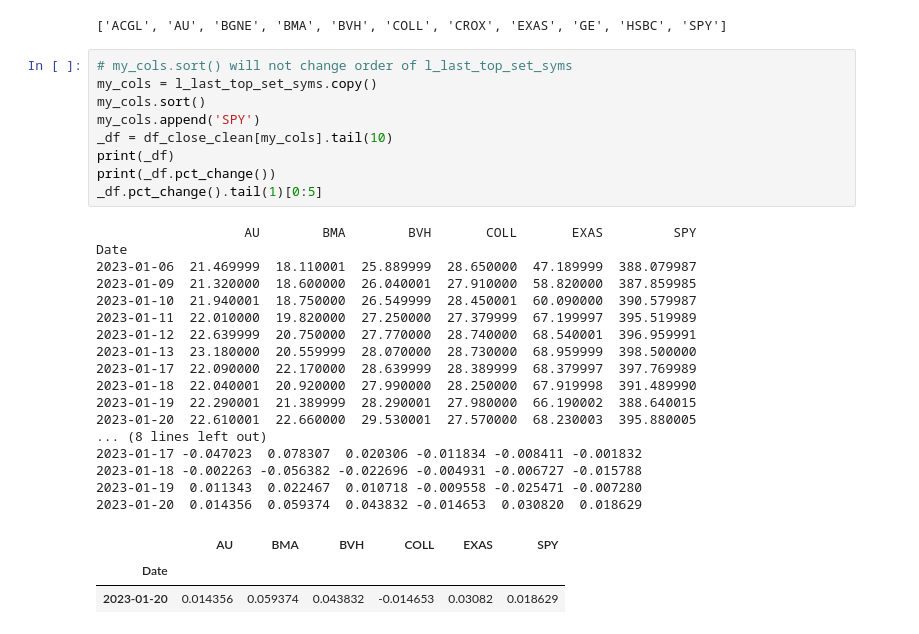
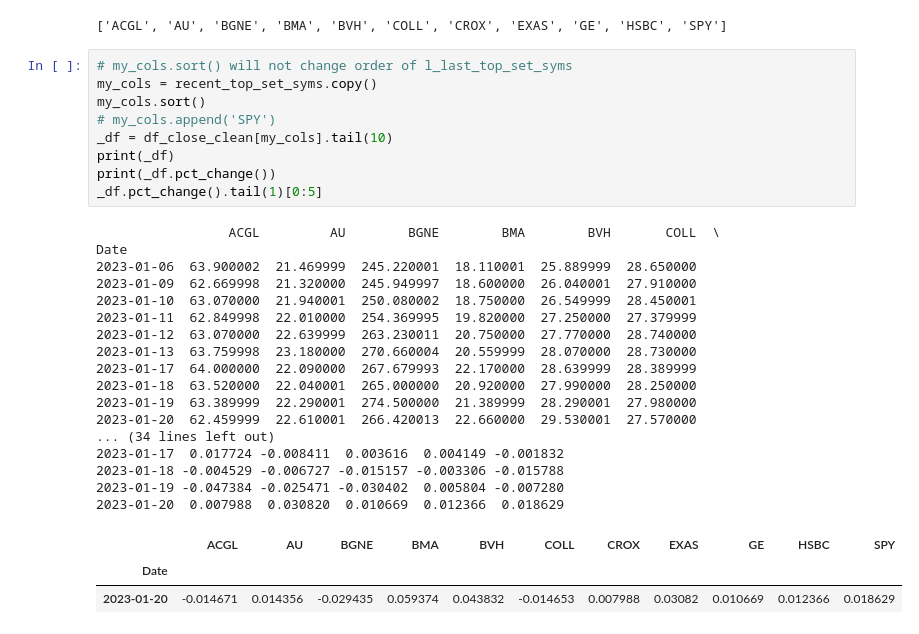
Before and after one commit to pympk/py379, a Jupyter notebook: yf_8.ipynb, the cells around one changed output. Cells and saved outputs as stored; diff of their text form.

```diff
--- a/yf_8.ipynb
+++ b/yf_8.ipynb
@@ -165,31 +165,31 @@ print(recent_top_set_syms)
 ['ACGL', 'AU', 'BGNE', 'BMA', 'BVH', 'COLL', 'CROX', 'EXAS', 'GE', 'HSBC', 'SPY']
 # %%
 # my_cols.sort() will not change order of l_last_top_set_syms
-my_cols = l_last_top_set_syms.copy()
+my_cols = recent_top_set_syms.copy()
 my_cols.sort()
-my_cols.append('SPY')
+# my_cols.append('SPY')
 _df = df_close_clean[my_cols].tail(10)
 print(_df)
 print(_df.pct_change())
 _df.pct_change().tail(1)[0:5]
 # %% [output]
-                   AU        BMA        BVH       COLL       EXAS         SPY
+                 ACGL         AU        BGNE        BMA        BVH       COLL  \
 Date
-2023-01-06  21.469999  18.110001  25.889999  28.650000  47.189999  388.079987
-2023-01-09  21.320000  18.600000  26.040001  27.910000  58.820000  387.859985
-2023-01-10  21.940001  18.750000  26.549999  28.450001  60.090000  390.579987
-2023-01-11  22.010000  19.820000  27.250000  27.379999  67.199997  395.519989
-2023-01-12  22.639999  20.750000  27.770000  28.740000  68.540001  396.959991
-2023-01-13  23.180000  20.559999  28.070000  28.730000  68.959999  398.500000
-2023-01-17  22.090000  22.170000  28.639999  28.389999  68.379997  397.769989
-2023-01-18  22.040001  20.920000  27.990000  28.250000  67.919998  391.489990
-2023-01-19  22.290001  21.389999  28.290001  27.980000  66.190002  388.640015
-2023-01-20  22.610001  22.660000  29.530001  27.570000  68.230003  395.880005
-... (8 lines left out)
-2023-01-17 -0.047023  0.078307  0.020306 -0.011834 -0.008411 -0.001832
-2023-01-18 -0.002263 -0.056382 -0.022696 -0.004931 -0.006727 -0.015788
-2023-01-19  0.011343  0.022467  0.010718 -0.009558 -0.025471 -0.007280
-2023-01-20  0.014356  0.059374  0.043832 -0.014653  0.030820  0.018629
+2023-01-06  63.900002  21.469999  245.220001  18.110001  25.889999  28.650000
+2023-01-09  62.669998  21.320000  245.949997  18.600000  26.040001  27.910000
+2023-01-10  63.070000  21.940001  250.080002  18.750000  26.549999  28.450001
+2023-01-11  62.849998  22.010000  254.369995  19.820000  27.250000  27.379999
+2023-01-12  63.070000  22.639999  263.230011  20.750000  27.770000  28.740000
+2023-01-13  63.759998  23.180000  270.660004  20.559999  28.070000  28.730000
+2023-01-17  64.000000  22.090000  267.679993  22.170000  28.639999  28.389999
+2023-01-18  63.520000  22.040001  265.000000  20.920000  27.990000  28.250000
+2023-01-19  63.389999  22.290001  274.500000  21.389999  28.290001  27.980000
+2023-01-20  62.459999  22.610001  266.420013  22.660000  29.530001  27.570000
+... (34 lines left out)
+2023-01-17  0.017724 -0.008411  0.003616  0.004149 -0.001832
+2023-01-18 -0.004529 -0.006727 -0.015157 -0.003306 -0.015788
+2023-01-19 -0.047384 -0.025471 -0.030402  0.005804 -0.007280
+2023-01-20  0.007988  0.030820  0.010669  0.012366  0.018629
-|  | AU | BMA | BVH | COLL | EXAS | SPY |
-| Date |  |  |  |  |  |  |
-| 2023-01-20 | 0.014356 | 0.059374 | 0.043832 | -0.014653 | 0.03082 | 0.018629 |
+|  | ACGL | AU | BGNE | BMA | BVH | COLL | CROX | EXAS | GE | HSBC | SPY |
+| Date |  |  |  |  |  |  |  |  |  |  |  |
+| 2023-01-20 | -0.014671 | 0.014356 | -0.029435 | 0.059374 | 0.043832 | -0.014653 | 0.007988 | 0.03082 | 0.010669 | 0.012366 | 0.018629 |
```
Also changed, not shown: parts of 5 cells of this notebook, 3 other files.
